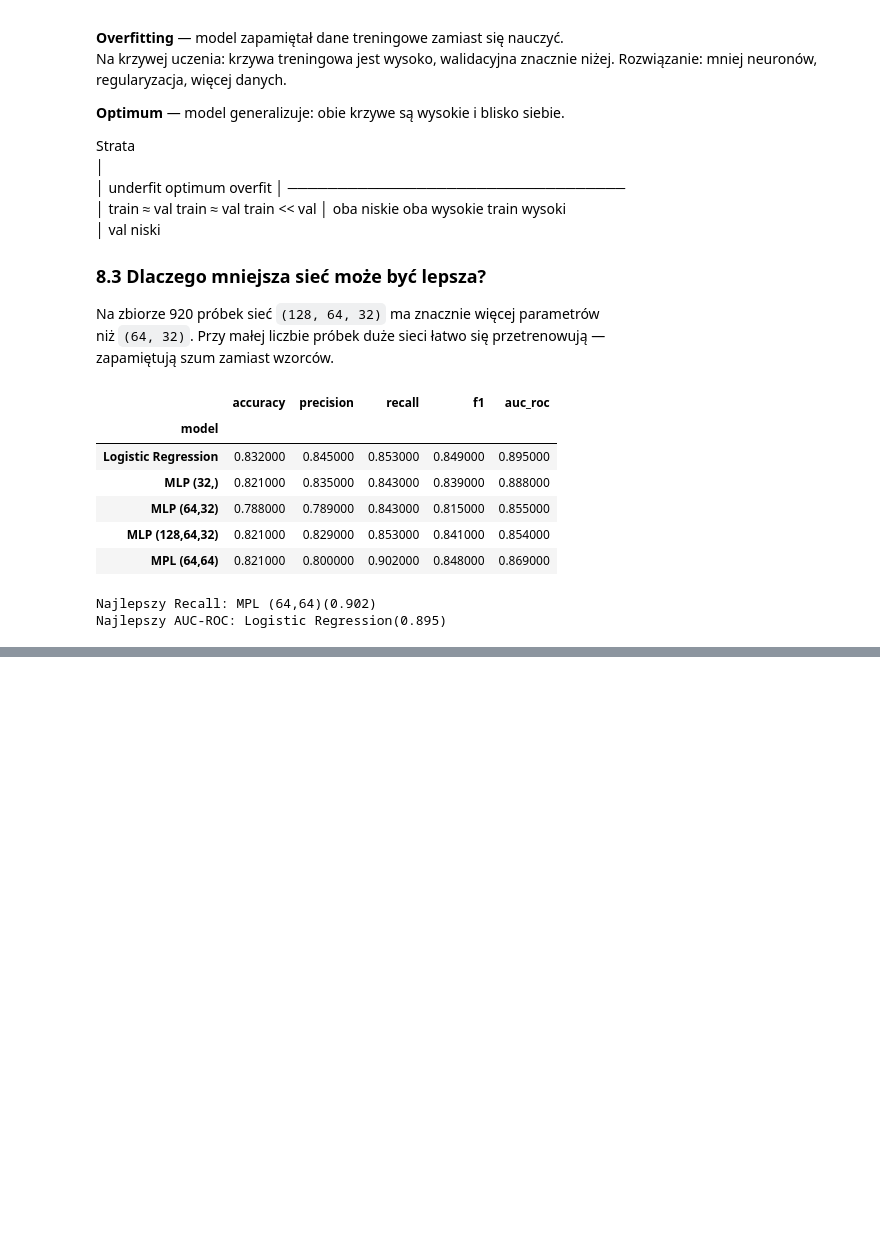
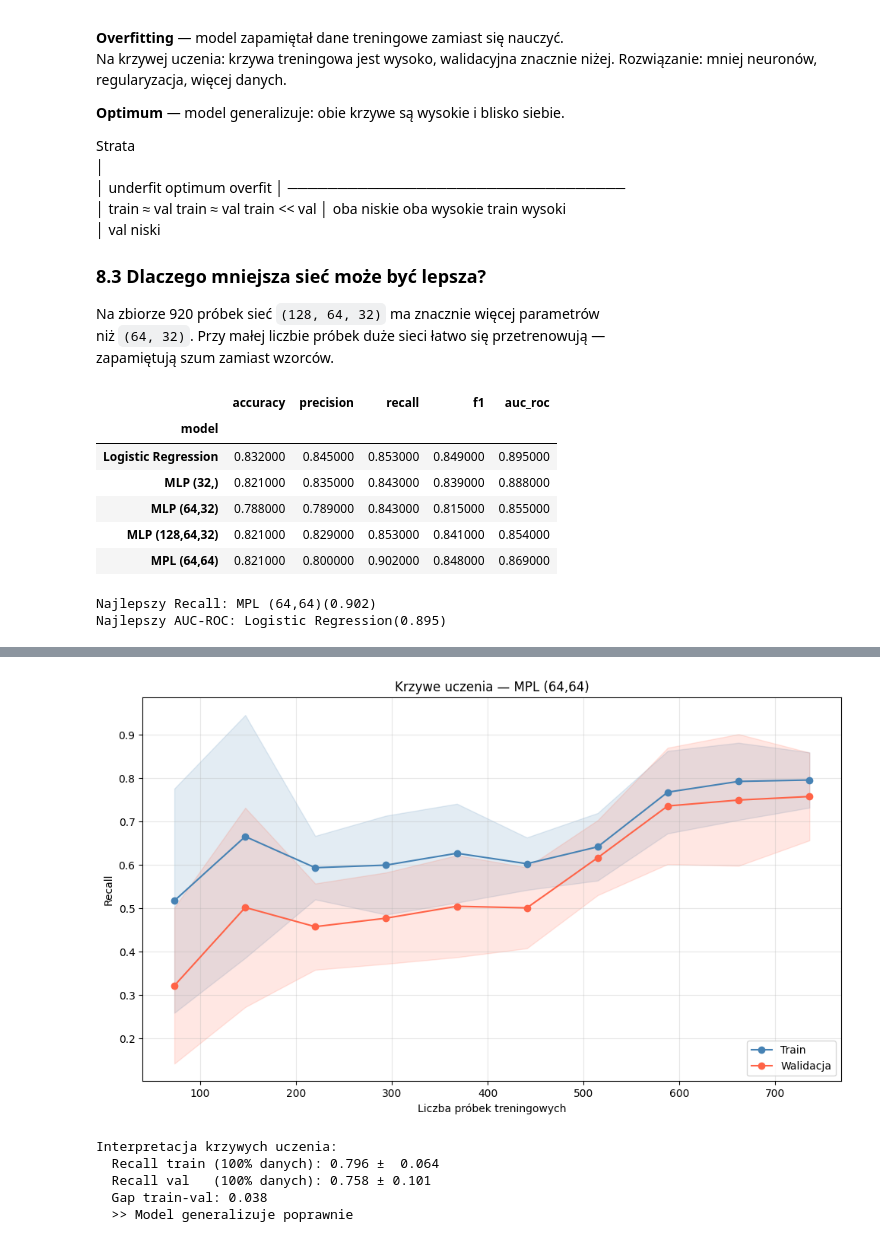
Before and after one commit to jordanxoo/heart-disease-mlp, a Jupyter notebook: notebook.ipynb, the cells around one changed output, grey strips where cells are left out. Drawn from its saved outputs; the diff is of its cells as text; code cells hidden in the pictures; blank space fills up the shorter version.

```diff
--- a/notebook.ipynb
+++ b/notebook.ipynb
@@ -504,0 +556,75 @@ Najlepszy AUC-ROC: Logistic Regression(0.895)
+# %%
+from sklearn.pipeline import Pipeline
+from sklearn.impute import SimpleImputer
+from sklearn.preprocessing import StandardScaler
+
+best_pipeline = Pipeline([
+    ("imputer", SimpleImputer(strategy="median")),
+    ("scaler", StandardScaler()),
+    ("model", MLPClassifier(
+        hidden_layer_sizes=best_layers,
+        activation="relu",
+        solver="adam",
+        max_iter=500,
+        random_state=42,
+        early_stopping=True,
+        validation_fraction=0.1
+    ))
+])
+
+train_sizes, train_scores, val_scores = learning_curve(
+best_pipeline,
+X_full, y_full,
+cv=5,
+scoring="recall",
+train_sizes=np.linspace(0.1, 1.0, 10),
+n_jobs=-1
+)
+
+train_mean = train_scores.mean(axis=1)
+train_std  = train_scores.std(axis=1)
+val_mean   = val_scores.mean(axis=1)
+val_std    = val_scores.std(axis=1)
+
+plt.figure(figsize=(10, 6))
+
+plt.plot(train_sizes, train_mean, "o-", color="steelblue", label="Train")
+plt.fill_between(train_sizes,
+                train_mean - train_std,
+                train_mean + train_std,
+                alpha=0.15, color="steelblue")
+
+plt.plot(train_sizes, val_mean, "o-", color="tomato", label="Walidacja")
+plt.fill_between(train_sizes,
+                val_mean - val_std,
+                val_mean + val_std,
+                alpha=0.15, color="tomato")
+
+plt.xlabel("Liczba próbek treningowych")
+plt.ylabel("Recall")
+plt.title(f"Krzywe uczenia — {best_name}")
+plt.legend()
+plt.grid(True, alpha=0.3)
+plt.tight_layout()
+plt.show()
+
+print("Interpretacja krzywych uczenia:")
+print(f"  Recall train (100% danych): {train_mean[-1]:.3f} ±  {train_std[-1]:.3f}")
+
+print(f"  Recall val   (100% danych): {val_mean[-1]:.3f} ± {val_std[-1]:.3f}")
+gap = train_mean[-1] - val_mean[-1]
+print(f"  Gap train-val: {gap:.3f}")
+
+if gap > 0.1:
+    print("  >> Możliwy overfitting — duża różnica między train a walidacją")
+elif val_mean[-1] < 0.75:
+    print("  >> Możliwy underfitting — niska skuteczność na walidacji")
+else:
+    print("  >> Model generalizuje poprawnie")
+# %% [output]
+[figure, added]
+Interpretacja krzywych uczenia:
+  Recall train (100% danych): 0.796 ±  0.064
+  Recall val   (100% danych): 0.758 ± 0.101
+  Gap train-val: 0.038
+  >> Model generalizuje poprawnie
```
Also changed, not shown: parts of 4 cells of this notebook.
